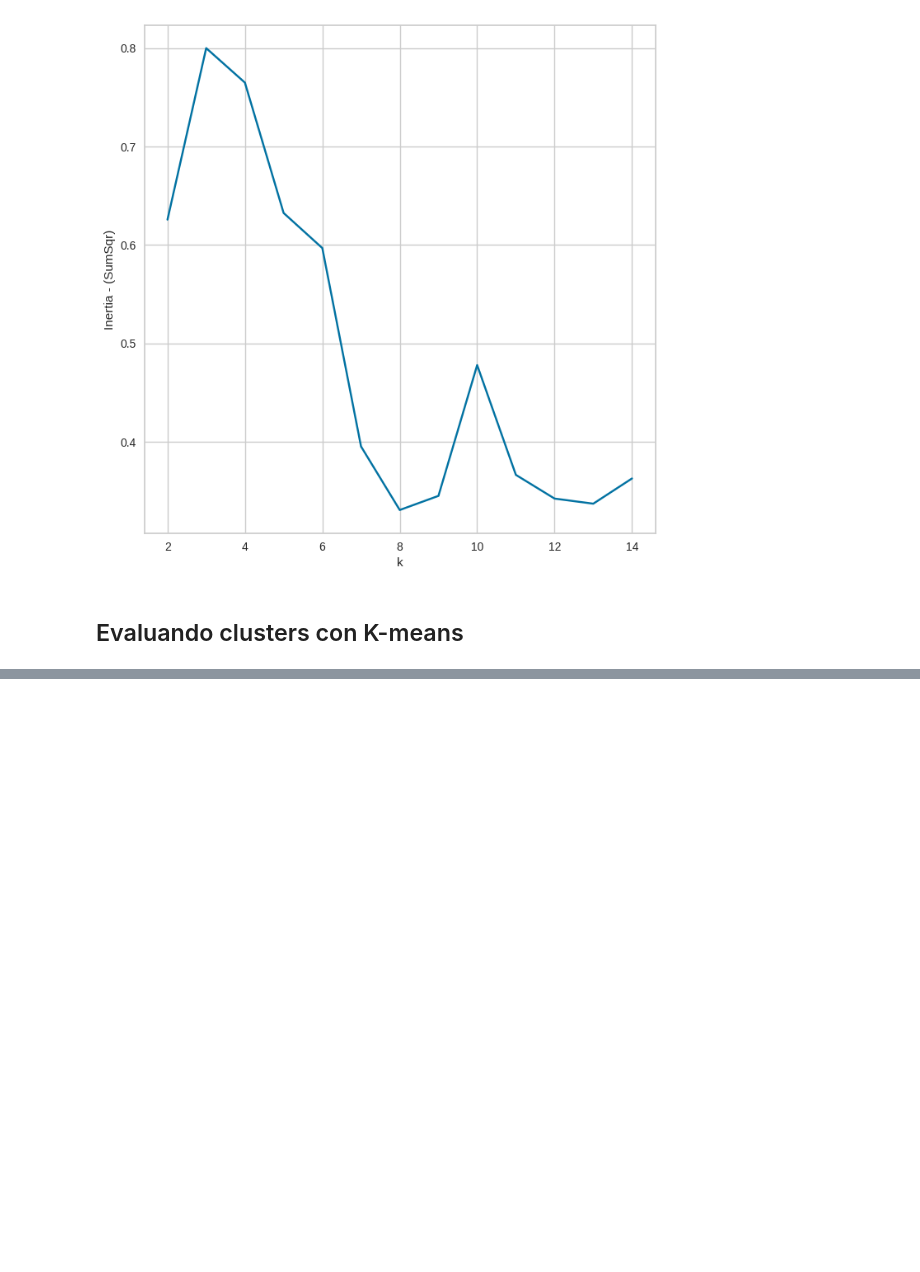
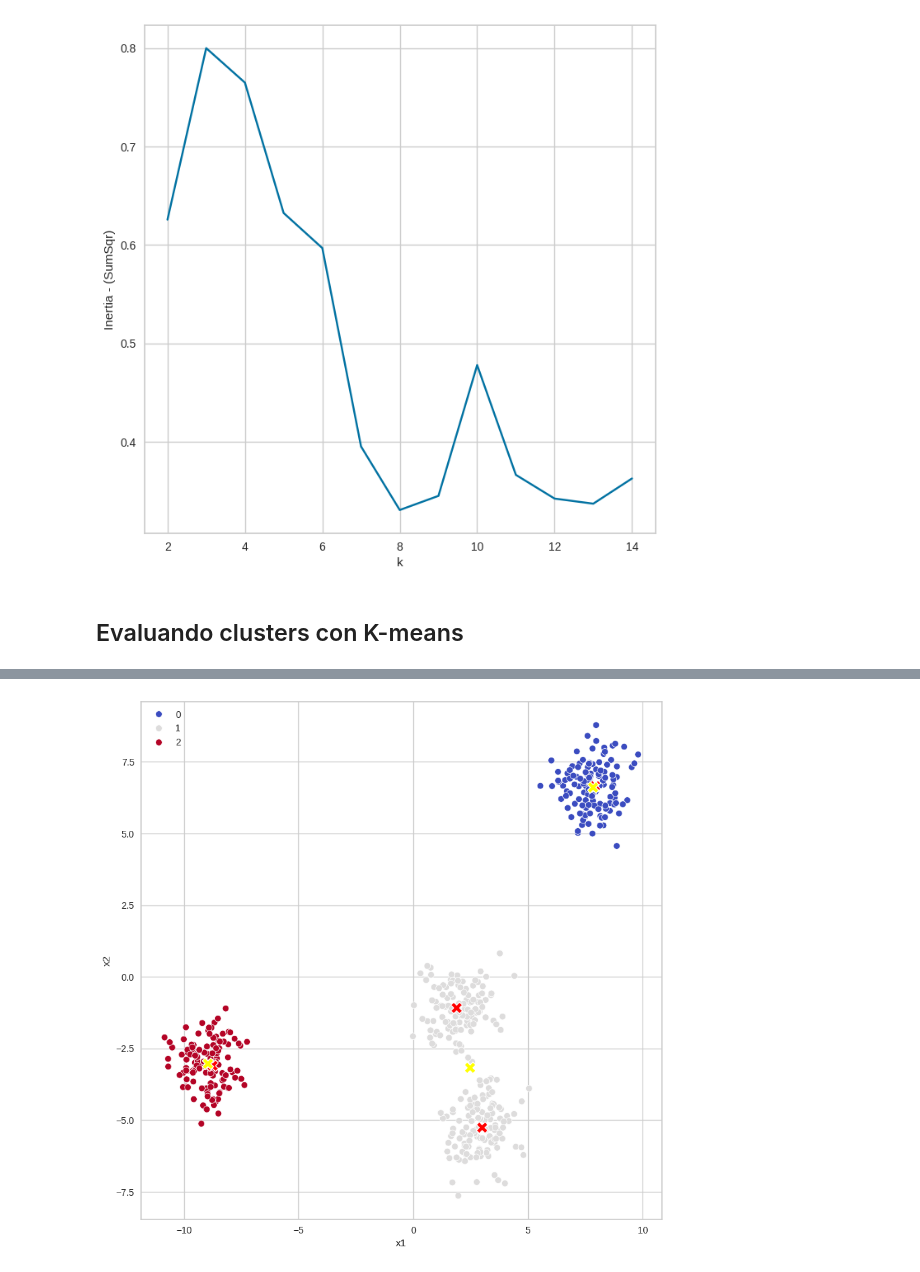
Before and after one commit to Patchwtf/MachineLearningProyects, a Jupyter notebook: Clustering/clustering_kmeans.ipynb, the cells around one changed output, grey strips where cells are left out. Cells and saved outputs as stored; diff of their text form; code cells hidden in the pictures; blank space fills up the shorter version.

```diff
--- a/Clustering/clustering_kmeans.ipynb
+++ b/Clustering/clustering_kmeans.ipynb
@@ -124,0 +137,4 @@ plt.show()
+# %%
+vis_cluster(3)
+# %% [output]
+[figure, added]
```
Also changed, not shown: parts of 3 cells of this notebook.
